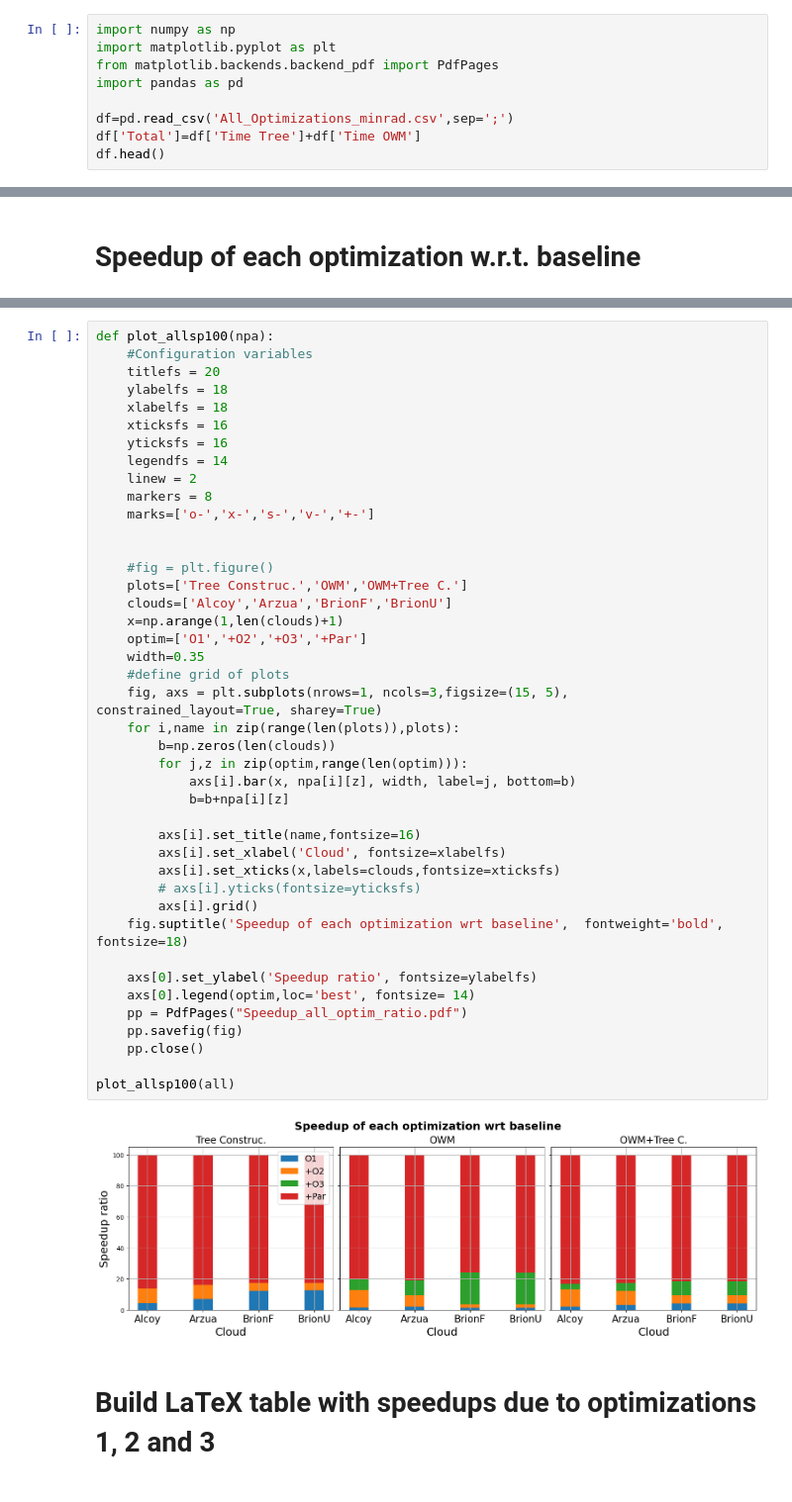
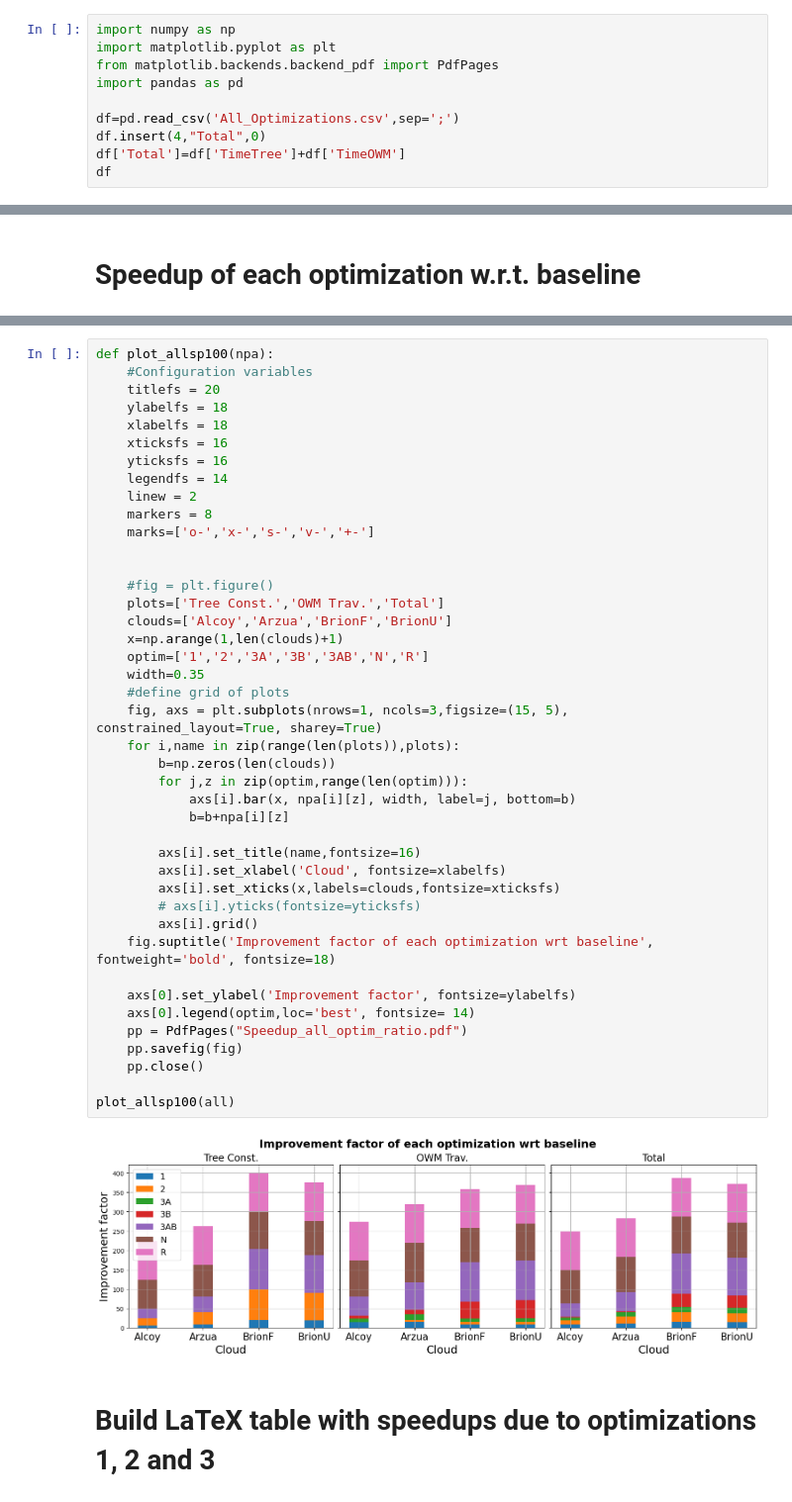
Before and after one commit to PPMC-DAC/FastOWM, a Jupyter notebook: Results/process_all_optim.ipynb, the cells around one changed output, grey strips where cells are left out. Shown at 99% size. Saved outputs shown, nothing was run; the diff lists cells and outputs as text.

Commit message:
Process all_optimizations comparison

```diff
--- a/Results/process_all_optim.ipynb
+++ b/Results/process_all_optim.ipynb
@@ -15,7 +15,8 @@ import matplotlib.pyplot as plt
 from matplotlib.backends.backend_pdf import PdfPages
 import pandas as pd
 
-df=pd.read_csv('All_Optimizations_minrad.csv',sep=';')
-df['Total']=df['Time Tree']+df['Time OWM']
-df.head()
+df=pd.read_csv('All_Optimizations.csv',sep=';')
+df.insert(4,"Total",0)
+df['Total']=df['TimeTree']+df['TimeOWM']
+df
 # %% [output]
@@ -267,38 +288,38 @@ def plot_allsp100(npa):
     linew = 2
     markers = 8
     marks=['o-','x-','s-','v-','+-']
 
 
     #fig = plt.figure()
-    plots=['Tree Construc.','OWM','OWM+Tree C.']
+    plots=['Tree Const.','OWM Trav.','Total']
     clouds=['Alcoy','Arzua','BrionF','BrionU']
     x=np.arange(1,len(clouds)+1)
-    optim=['O1','+O2','+O3','+Par']
+    optim=['1','2','3A','3B','3AB','N','R']
     width=0.35
     #define grid of plots
     fig, axs = plt.subplots(nrows=1, ncols=3,figsize=(15, 5), constrained_layout=True, sharey=True)
     for i,name in zip(range(len(plots)),plots):
         b=np.zeros(len(clouds))
         for j,z in zip(optim,range(len(optim))):
             axs[i].bar(x, npa[i][z], width, label=j, bottom=b)
             b=b+npa[i][z]
 
         axs[i].set_title(name,fontsize=16)
         axs[i].set_xlabel('Cloud', fontsize=xlabelfs)
         axs[i].set_xticks(x,labels=clouds,fontsize=xticksfs)
         # axs[i].yticks(fontsize=yticksfs)
         axs[i].grid()
-    fig.suptitle('Speedup of each optimization wrt baseline',  fontweight='bold', fontsize=18)
+    fig.suptitle('Improvement factor of each optimization wrt baseline',  fontweight='bold', fontsize=18)
 
-    axs[0].set_ylabel('Speedup ratio', fontsize=ylabelfs)
+    axs[0].set_ylabel('Improvement factor', fontsize=ylabelfs)
     axs[0].legend(optim,loc='best', fontsize= 14)
     pp = PdfPages("Speedup_all_optim_ratio.pdf")
     pp.savefig(fig)
     pp.close()
 
 plot_allsp100(all)
 # %% [output]
-[figure, old version]
+[figure, new version]
 # %% [markdown]
 # Build LaTeX table with speedups due to optimizations 1, 2 and 3
 # %%
```
Also changed, not shown: parts of 12 cells of this notebook, 9 other files.
